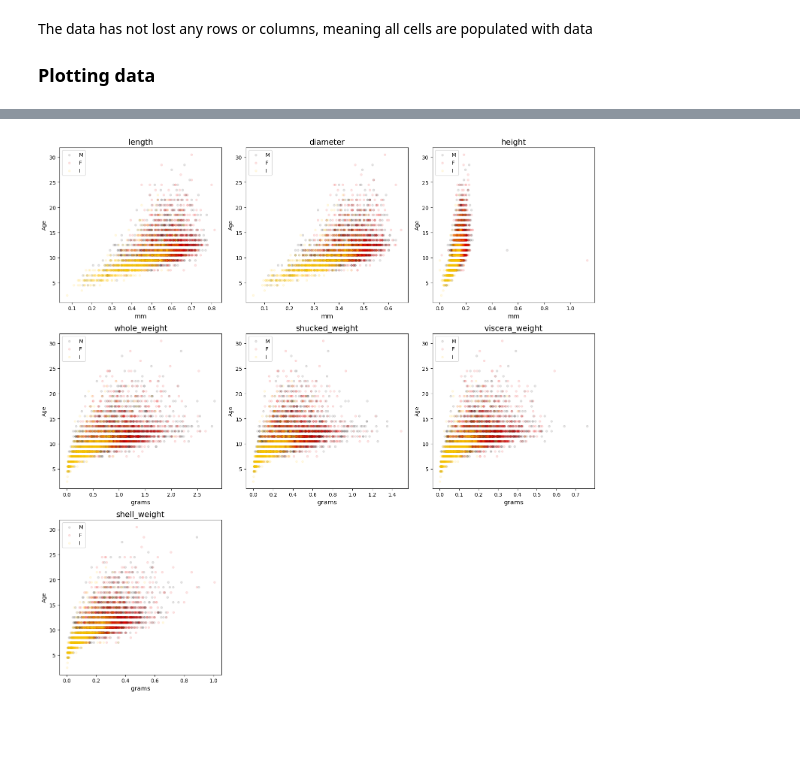
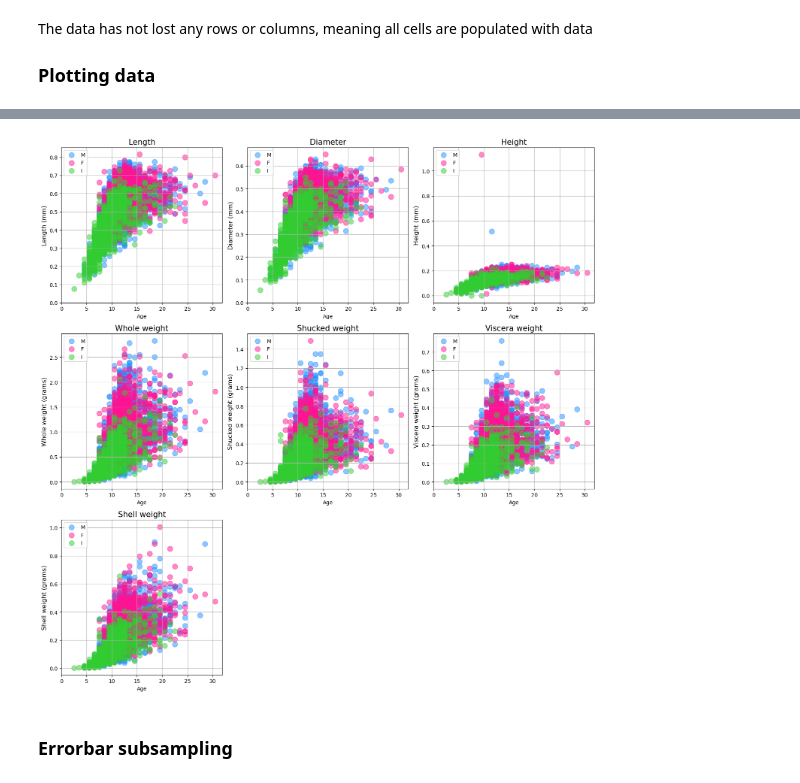
Before and after one commit to DaveAero/ML-S-Autumn, a Jupyter notebook: abalone.ipynb, the cells around one changed output, grey strips where cells are left out. Drawn from its saved outputs; the diff is of its cells as text; code cells hidden in the pictures; blank space fills up the shorter version.

Commit message:
Fancy plots of all variables

```diff
--- a/abalone.ipynb
+++ b/abalone.ipynb
@@ -174,5 +200,7 @@ def plotSexColour(data):
     plt.show()
 # %%
-plotSexColour(abaloneData)
+plotSexColour(abaloneData, attributeInformation)
 # %% [output]
-[figure, old version]
+[figure, new version]
+# %% [markdown]
+### Errorbar subsampling
```
Also changed, not shown: parts of 7 cells of this notebook.
